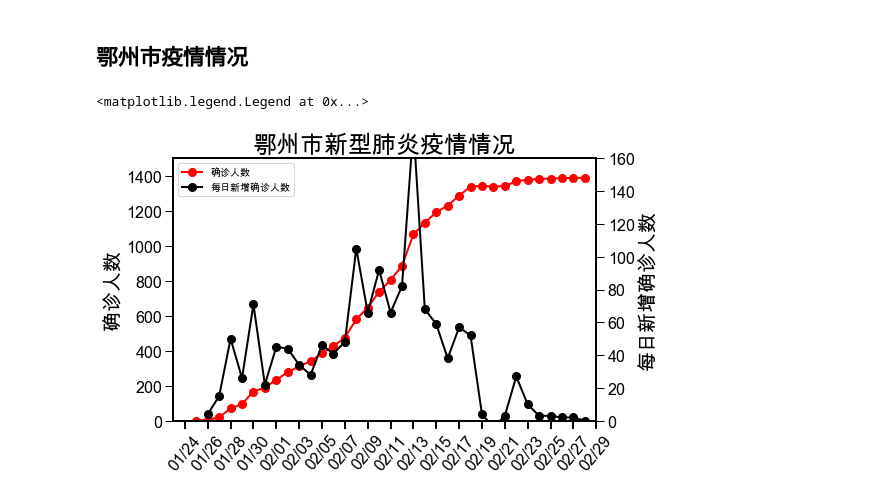
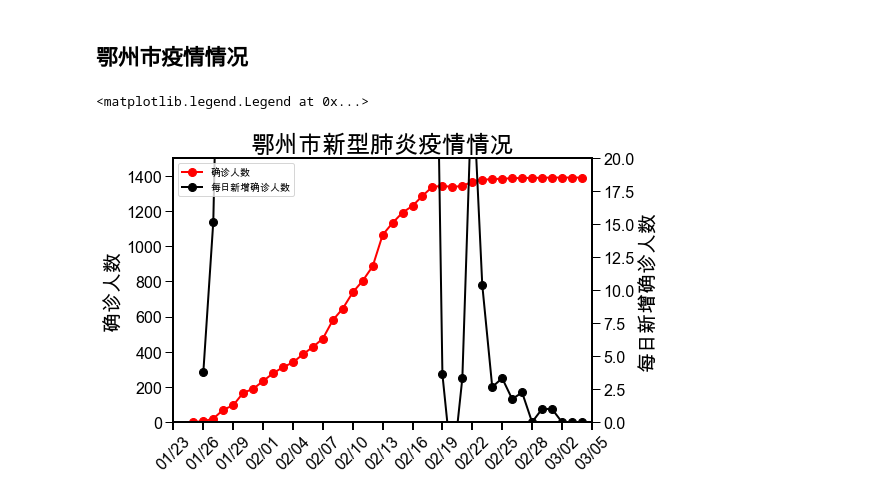
Before and after one commit to ZPYin/COVID-19_Visualizer, a Jupyter notebook: notebook/statistical_analysis.ipynb, the cells around one changed output. Saved outputs shown, nothing was run; the diff lists cells and outputs as text; code cells hidden in the pictures.

```diff
--- a/notebook/statistical_analysis.ipynb
+++ b/notebook/statistical_analysis.ipynb
@@ -163,34 +163,34 @@ plt.legend(
 # %%
 EzhouDf = pd.read_sql_query("""select updateTime, confirmedCount from City_Data where cityName='鄂州';""", conn)
 EzhouDf['date'] = pd.to_datetime(EzhouDf['updateTime'].apply(int)/1000, unit='s')
 EzhouDf = EzhouDf.set_index('date')
-dailyMeanEzhou = EzhouDf.resample('D').mean().round()
+dailyMeanEzhou = EzhouDf.resample('D').mean()
 
 fig, ax1 = plt.subplots(figsize=(8, 5))
 
 s1, = ax1.plot(
     dailyMeanEzhou.index,
     dailyMeanEzhou['confirmedCount'],
     color='r', marker='o')
 ax1.set_ylim([0, 1500])
 ax1.set_ylabel(u'确诊人数')
 ax2 = ax1.twinx()
 s2, = ax2.plot(
     dailyMeanEzhou.index[1:], np.diff(dailyMeanEzhou['confirmedCount']),
     color='k', marker='o')
 ax2.set_ylabel(u'每日新增确诊人数')
-ax2.set_ylim([0, 160])
+ax2.set_ylim([0, 20])
 plt.gca().xaxis.set_major_formatter(mdates.DateFormatter('%m/%d'))
-plt.gca().xaxis.set_major_locator(mdates.DayLocator(interval=2))
+plt.gca().xaxis.set_major_locator(mdates.DayLocator(interval=3))
 plt.xlim(
     [dt.datetime(2020, 1, 23),
         max(dailyMeanEzhou.index) + dt.timedelta(days=1)])
-plt.setp(ax1.xaxis.get_majorticklabels(), rotation=50)
+plt.setp(ax1.xaxis.get_majorticklabels(), rotation=45)
 plt.title('鄂州市新型肺炎疫情情况', fontsize=24)
 plt.legend(
     (s1, s2),
     (u'确诊人数', u'每日新增确诊人数'),
     loc='upper left')
 # %% [output]
 <matplotlib.legend.Legend at 0x...>
-[figure, old version]
+[figure, new version]
```
Also changed, not shown: parts of 4 cells of this notebook, 1 other file.
